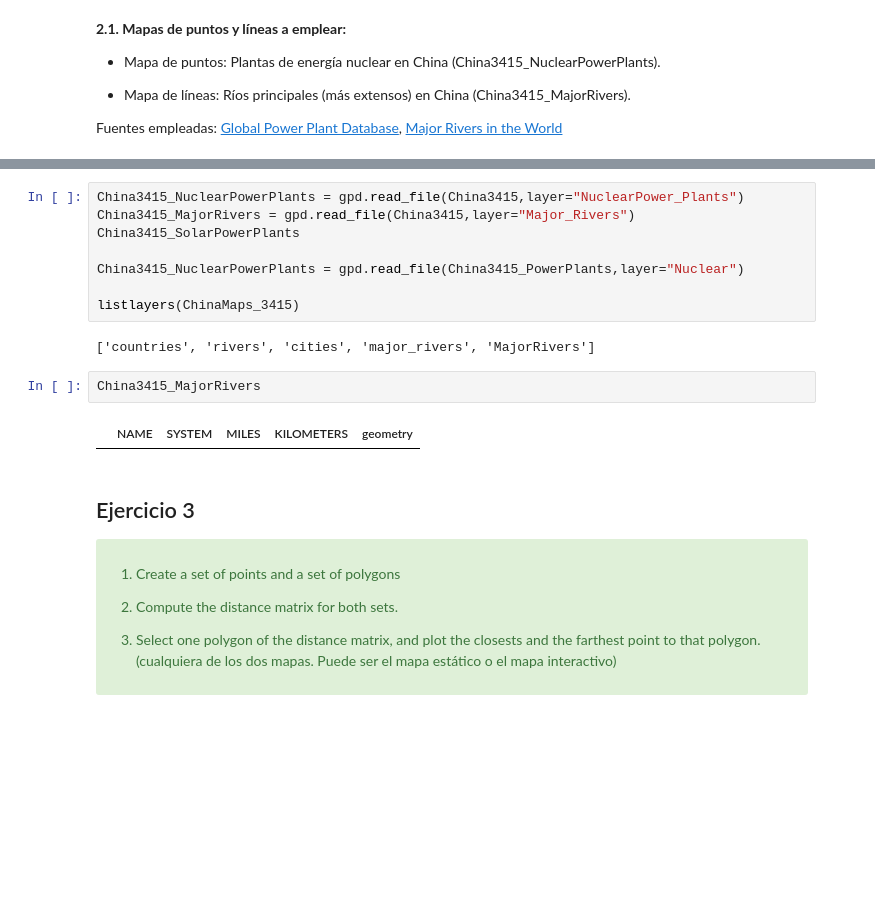
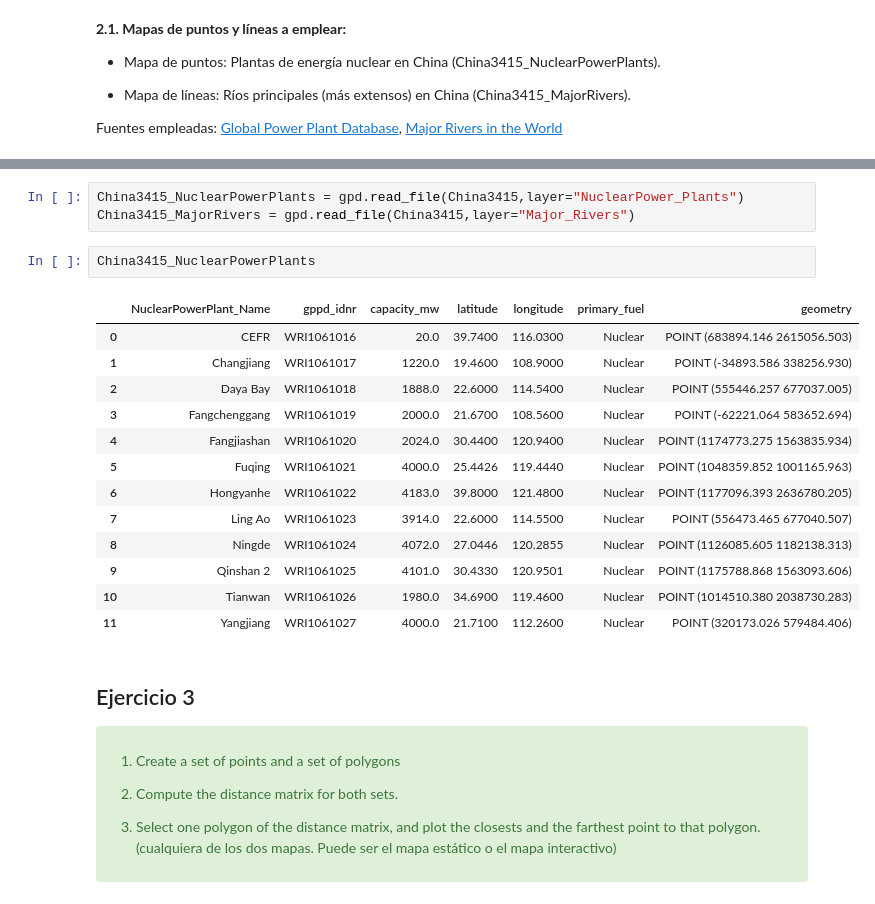
Before and after one commit to Ciencia-de-datos-espaciales-2023-2/Evaluacion4_1ra-Parte_Mining_GeoDFs, a Jupyter notebook: Evaluación#4_1ra-Parte_Mining_GeoDFs.ipynb, the cells around one changed output, grey strips where cells are left out. Drawn from its saved outputs; the diff is of its cells as text; blank space fills up the shorter version.

```diff
--- a/Evaluación#4_1ra-Parte_Mining_GeoDFs.ipynb
+++ b/Evaluación#4_1ra-Parte_Mining_GeoDFs.ipynb
@@ -107,17 +107,22 @@ listlayers(China3415)
 # %%
 China3415_NuclearPowerPlants = gpd.read_file(China3415,layer="NuclearPower_Plants")
 China3415_MajorRivers = gpd.read_file(China3415,layer="Major_Rivers")
-China3415_SolarPowerPlants
-
-China3415_NuclearPowerPlants = gpd.read_file(China3415_PowerPlants,layer="Nuclear")
-
-listlayers(ChinaMaps_3415)
-# %% [output]
-['countries', 'rivers', 'cities', 'major_rivers', 'MajorRivers']
 # %%
-China3415_MajorRivers
+China3415_NuclearPowerPlants
 # %% [output]
-|  | NAME | SYSTEM | MILES | KILOMETERS | geometry |
+|  | NuclearPowerPlant_Name | gppd_idnr | capacity_mw | latitude | longitude | primary_fuel | geometry |
+| 0 | CEFR | WRI1061016 | 20.0 | 39.7400 | 116.0300 | Nuclear | POINT (683894.146 2615056.503) |
+| 1 | Changjiang | WRI1061017 | 1220.0 | 19.4600 | 108.9000 | Nuclear | POINT (-34893.586 338256.930) |
+| 2 | Daya Bay | WRI1061018 | 1888.0 | 22.6000 | 114.5400 | Nuclear | POINT (555446.257 677037.005) |
+| 3 | Fangchenggang | WRI1061019 | 2000.0 | 21.6700 | 108.5600 | Nuclear | POINT (-62221.064 583652.694) |
+| 4 | Fangjiashan | WRI1061020 | 2024.0 | 30.4400 | 120.9400 | Nuclear | POINT (1174773.275 1563835.934) |
+| 5 | Fuqing | WRI1061021 | 4000.0 | 25.4426 | 119.4440 | Nuclear | POINT (1048359.852 1001165.963) |
+| 6 | Hongyanhe | WRI1061022 | 4183.0 | 39.8000 | 121.4800 | Nuclear | POINT (1177096.393 2636780.205) |
+| 7 | Ling Ao | WRI1061023 | 3914.0 | 22.6000 | 114.5500 | Nuclear | POINT (556473.465 677040.507) |
+| 8 | Ningde | WRI1061024 | 4072.0 | 27.0446 | 120.2855 | Nuclear | POINT (1126085.605 1182138.313) |
+| 9 | Qinshan 2 | WRI1061025 | 4101.0 | 30.4330 | 120.9501 | Nuclear | POINT (1175788.868 1563093.606) |
+| 10 | Tianwan | WRI1061026 | 1980.0 | 34.6900 | 119.4600 | Nuclear | POINT (1014510.380 2038730.283) |
+| 11 | Yangjiang | WRI1061027 | 4000.0 | 21.7100 | 112.2600 | Nuclear | POINT (320173.026 579484.406) |
 # %% [markdown]
 ## Ejercicio 3
 
```
Also changed, not shown: parts of 2 cells of this notebook, 1 other file.
